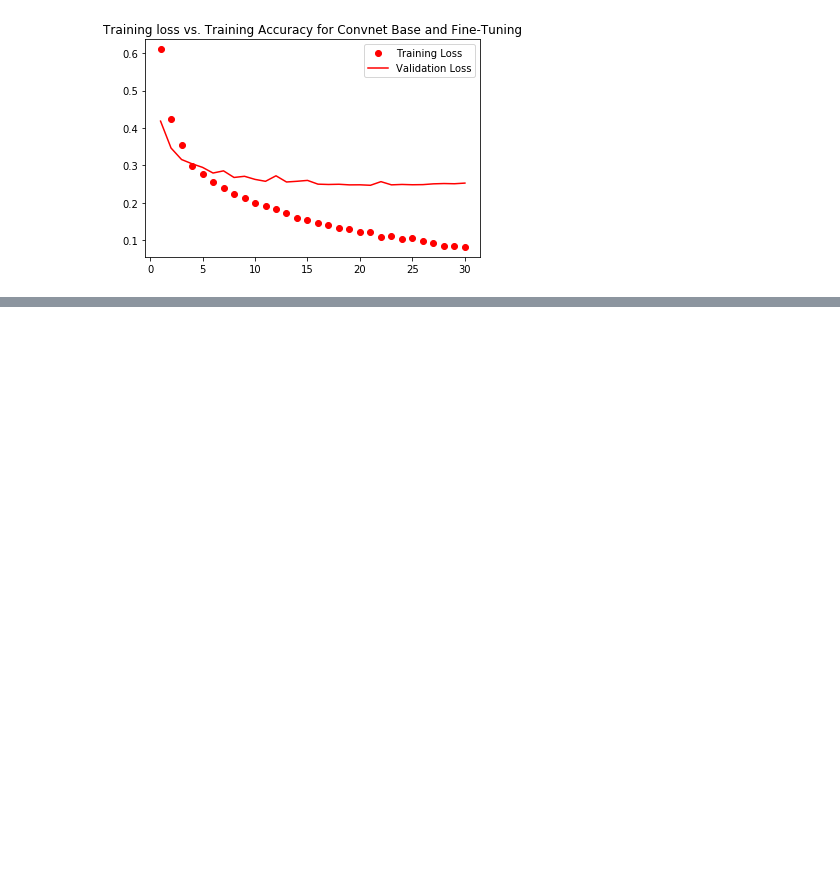
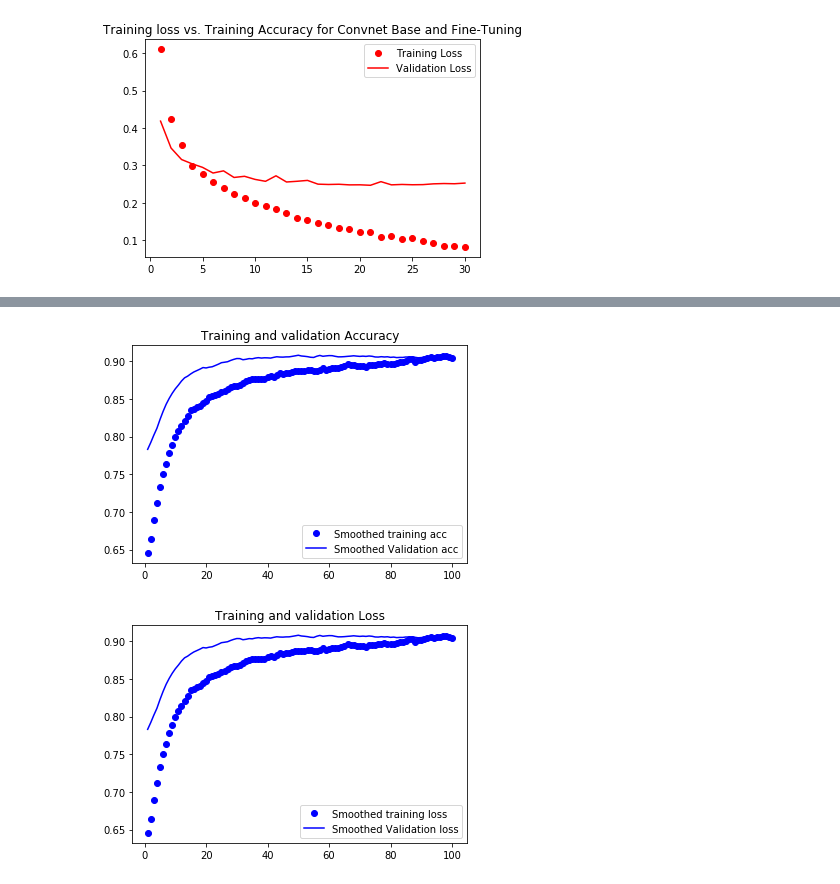
Before and after one commit to prwlnght/ml-tidbits, a Jupyter notebook: keras_book_review/s_cats_dogs.ipynb, the cells around one changed output, grey strips where cells are left out. Cells and saved outputs as stored; diff of their text form; code cells hidden in the pictures; blank space fills up the shorter version.

Commit message:
done with fine-tuning and moving on to visualizations

```diff
--- a/keras_book_review/s_cats_dogs.ipynb
+++ b/keras_book_review/s_cats_dogs.ipynb
@@ -62,3 +64,5 @@ data shape: (20, 150, 150, 3)
 labels shape: (20,)
 # %%
 import matplotlib.pyplot as plt
+# %%
+model.fit_generator(train_generator, epochs = 30, steps_per_epoch=100, validation_data=validation_generator)
@@ -424,0 +526,4 @@ plt.legend()
+# %%
+model_fine_tuning = build_model_extender()
+model_fine_tuning.compile(loss='binary_crossentropy', optimizer=optimizers.RMSprop(lr=1e-5), metrics=['acc'])
+history_fine_tuning = model_fine_tuning.fit_generator(train_generator, steps_per_epoch=100, epochs=100, validation_data=validation_generator, validation_steps=50)
@@ -424,0 +548,33 @@ plt.legend()
+# %%
+#smoothing and plotting
+def smooth_curve(points, factor=0.8):
+    smoothed_points = []
+    for point in points:
+        if smoothed_points:
+            previous = smoothed_points[-1]
+            smoothed_points.append(previous*factor + point*(1-factor))
+        else:
+            smoothed_points.append(point)
+    return smoothed_points
+
+m_h = history_fine_tuning.history
+acc = m_h['acc']
+val_acc = m_h['val_acc']
+loss = m_h['loss']
+val_loss = m_h['val_loss']
+epochs = range(1, 101)
+
+plt.plot(epochs, smooth_curve(acc), 'bo', label='Smoothed training acc')
+plt.plot(epochs, smooth_curve(val_acc), 'b-', label='Smoothed Validation acc')
+plt.title('Training and validation Accuracy')
+plt.legend()
+plt.figure()
+plt.plot(epochs, smooth_curve(acc), 'bo', label='Smoothed training loss')
+plt.plot(epochs, smooth_curve(val_acc), 'b-', label='Smoothed Validation loss')
+plt.title('Training and validation Loss')
+plt.legend()
+
+plt.show()
+# %% [output]
+[figure, added]
+[figure, added]
```
Also changed, not shown: parts of 12 cells of this notebook, 2 other files.
